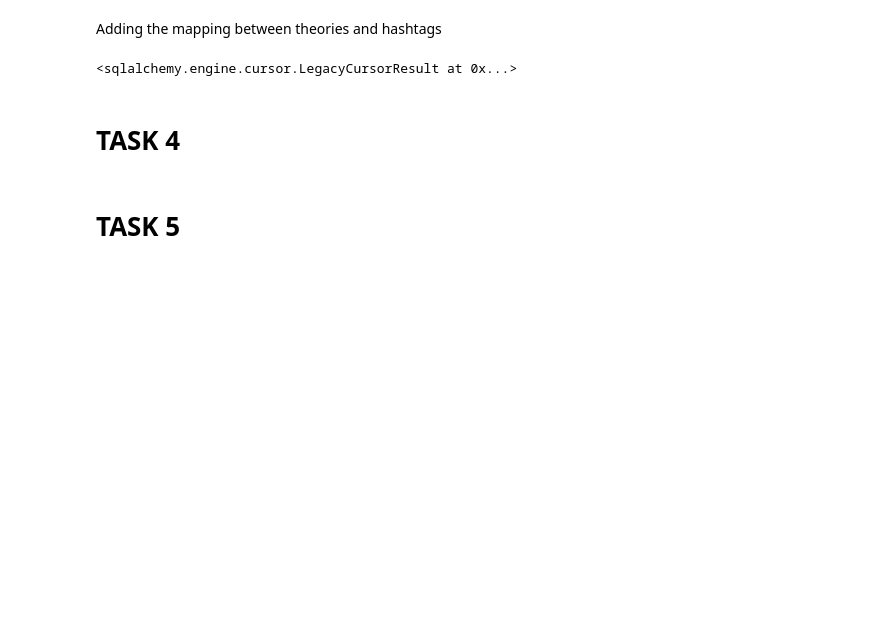
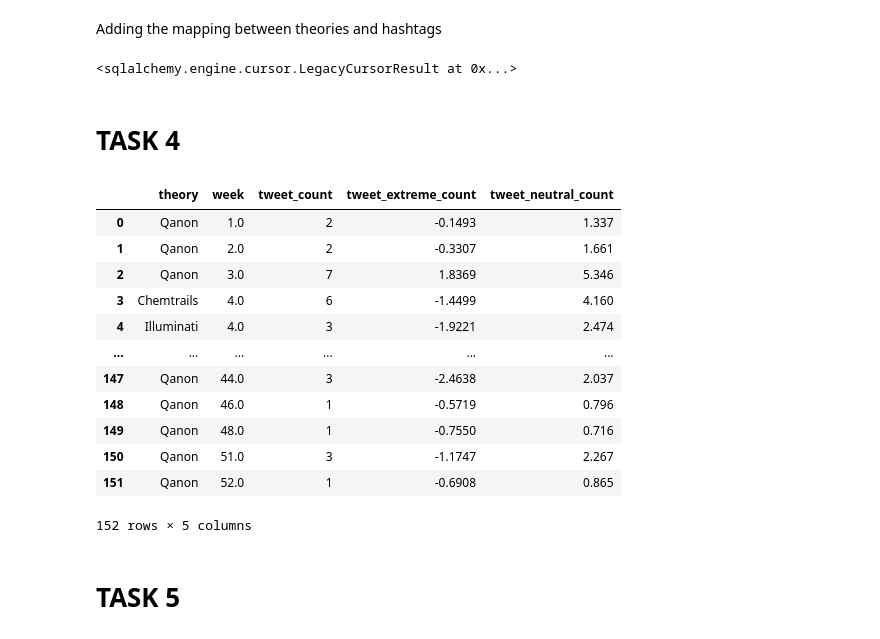
Before and after one commit to Denissovan/Denis_Krajcirik-PDT-zadanie1, a Jupyter notebook: tweets.ipynb, the cells around one changed output. Saved outputs shown, nothing was run; the diff lists cells and outputs as text; code cells hidden in the pictures; blank space fills up the shorter version.

```diff
--- a/tweets.ipynb
+++ b/tweets.ipynb
@@ -740,6 +740,45 @@ except:
 # TASK 4
 # %%
 print("Something")
+# %%
+sentiment_query = """
+    SELECT res.theory, res.week, count(res.compound) as tweet_count, sum(res.compound) as tweet_extreme_count, sum(res.neu) as tweet_neutral_count
+    FROM
+    (
+        SELECT tweets.compound, tweets.neu, EXTRACT(WEEK from tweets.happened_at) as week, ct.theory_name as theory
+            FROM tweets
+            JOIN tweet_hashtags as th ON th.tweet_id = tweets.id
+            JOIN hashtags as h ON h.id = th.hashtag_id
+            JOIN hash_consptheories_link as hcl ON hcl.hashtag_id = h.id
+            JOIN consp_theories as ct ON ct.id = hcl.consp_theory_id
+            WHERE tweets.compound NOT BETWEEN (-0.5) AND (0.5)
+            group by (ct.theory_name, week, tweets.compound, tweets.neu)
+        ) as res
+
+    GROUP BY (res.week, res.theory)
+    ORDER BY res.theory
+"""
+# %%
+try:
+    df_week_extreme_comp = pd.read_sql(sentiment_query, engine)
+except:
+    print("Something went wrong")
+# %%
+df_week_extreme_comp
+# %% [output]
+|  | theory | week | tweet_count | tweet_extreme_count | tweet_neutral_count |
+| 0 | Qanon | 1.0 | 2 | -0.1493 | 1.337 |
+| 1 | Qanon | 2.0 | 2 | -0.3307 | 1.661 |
+| 2 | Qanon | 3.0 | 7 | 1.8369 | 5.346 |
+| 3 | Chemtrails | 4.0 | 6 | -1.4499 | 4.160 |
+| 4 | Illuminati | 4.0 | 3 | -1.9221 | 2.474 |
+| ... | ... | ... | ... | ... | ... |
+| 147 | Qanon | 44.0 | 3 | -2.4638 | 2.037 |
+| 148 | Qanon | 46.0 | 1 | -0.5719 | 0.796 |
+| 149 | Qanon | 48.0 | 1 | -0.7550 | 0.716 |
+| 150 | Qanon | 51.0 | 3 | -1.1747 | 2.267 |
+| 151 | Qanon | 52.0 | 1 | -0.6908 | 0.865 |
+152 rows × 5 columns
 # %% [markdown]
 # TASK 5
 # %%
```
